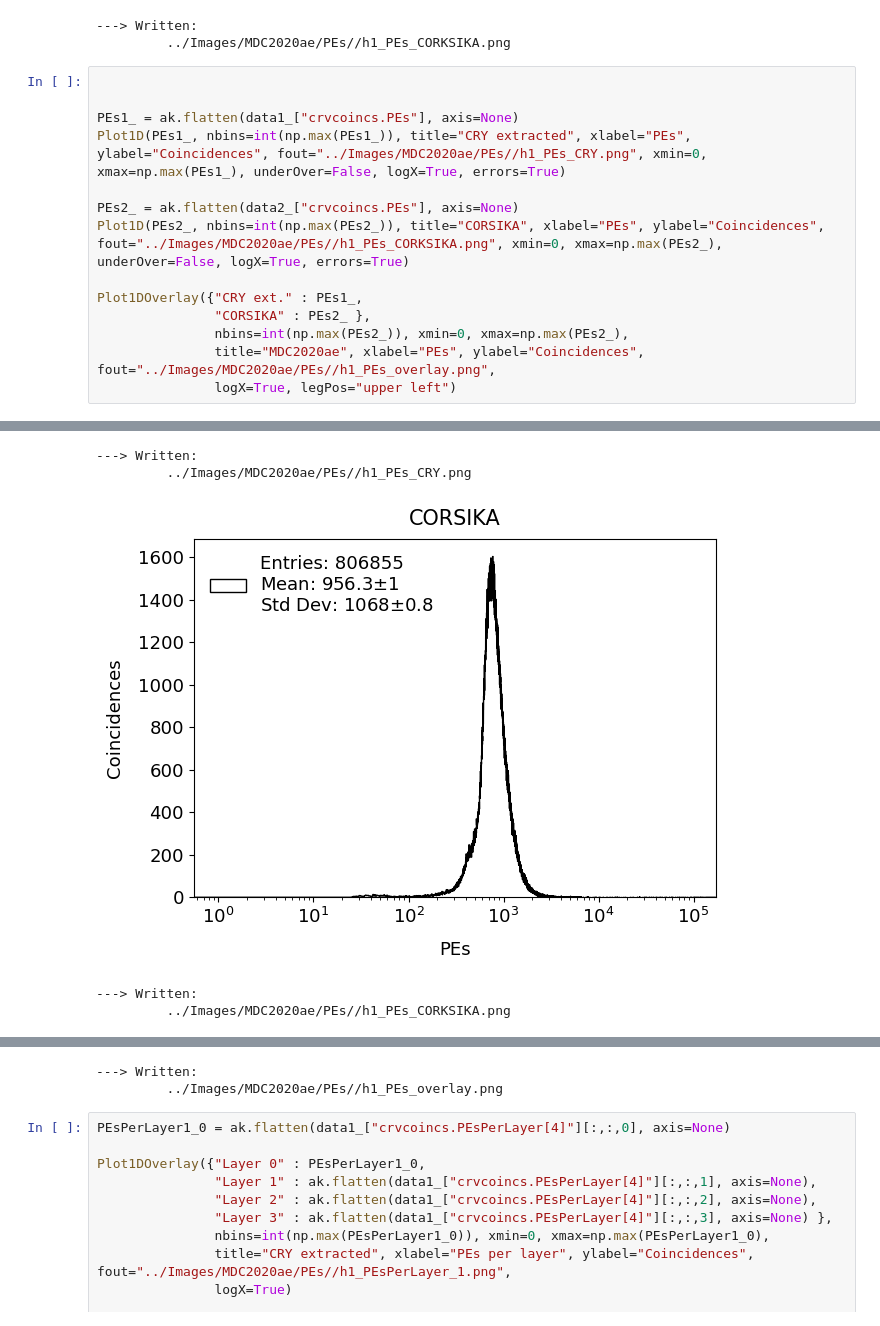
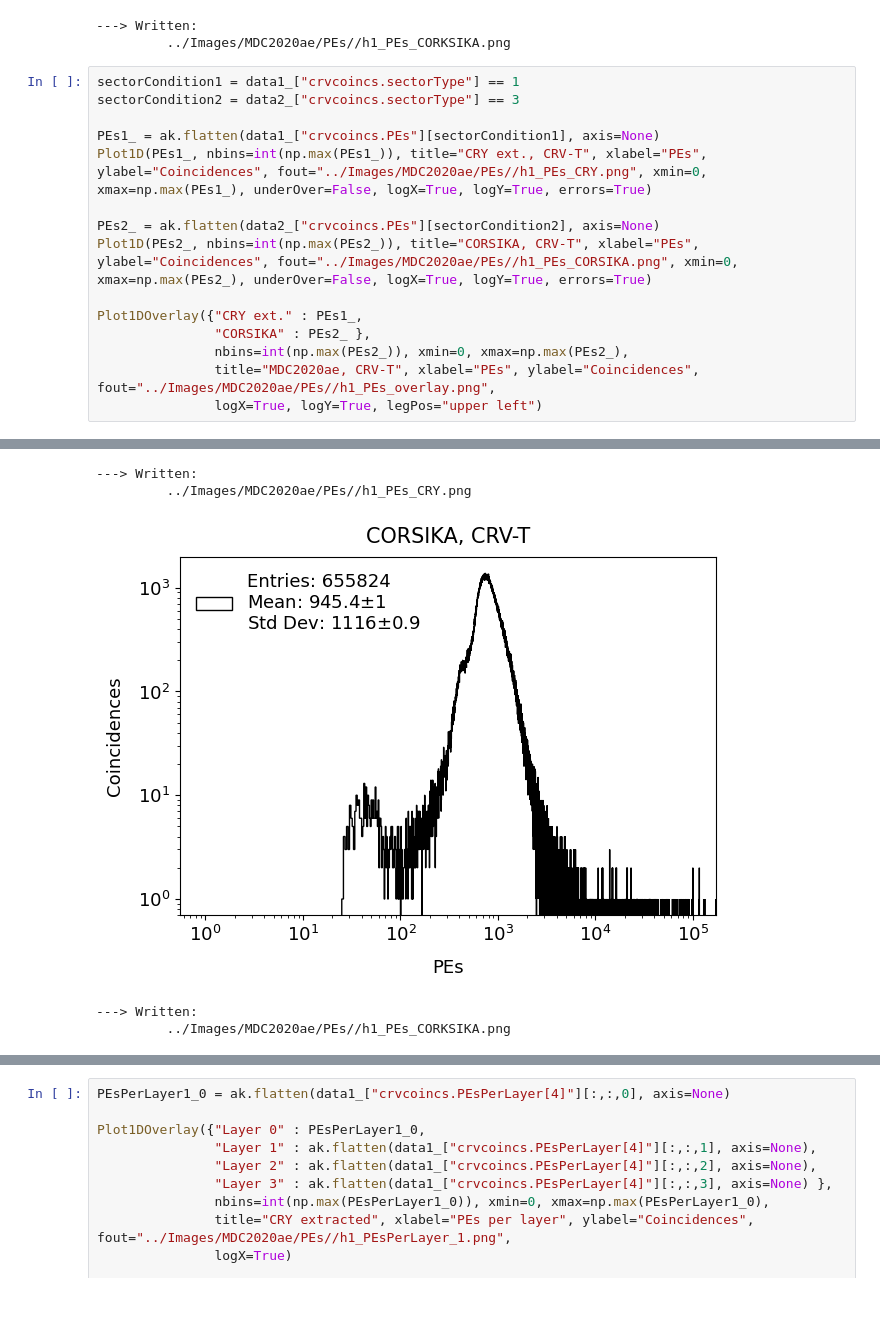
Before and after one commit to sam-grant/CRVSim, a Jupyter notebook: Analyses/Jupyter/PEs.ipynb, the cells around one changed output, grey strips where cells are left out. Saved outputs shown, nothing was run; the diff lists cells and outputs as text.

Commit message:
CRV-T plots.

```diff
--- a/Analyses/Jupyter/PEs.ipynb
+++ b/Analyses/Jupyter/PEs.ipynb
@@ -157,17 +157,18 @@ Plot1DOverlay({"CRY ext." : PEs1_,
 ---> Written:
          ../Images/MDC2020ae/PEs//h1_PEs_CORKSIKA.png
 # %%
+sectorCondition1 = data1_["crvcoincs.sectorType"] == 1
+sectorCondition2 = data2_["crvcoincs.sectorType"] == 3
 
+PEs1_ = ak.flatten(data1_["crvcoincs.PEs"][sectorCondition1], axis=None)
+Plot1D(PEs1_, nbins=int(np.max(PEs1_)), title="CRY ext., CRV-T", xlabel="PEs", ylabel="Coincidences", fout="../Images/MDC2020ae/PEs//h1_PEs_CRY.png", xmin=0, xmax=np.max(PEs1_), underOver=False, logX=True, logY=True, errors=True)
 
-PEs1_ = ak.flatten(data1_["crvcoincs.PEs"], axis=None)
-Plot1D(PEs1_, nbins=int(np.max(PEs1_)), title="CRY extracted", xlabel="PEs", ylabel="Coincidences", fout="../Images/MDC2020ae/PEs//h1_PEs_CRY.png", xmin=0, xmax=np.max(PEs1_), underOver=False, logX=True, errors=True)
-
-PEs2_ = ak.flatten(data2_["crvcoincs.PEs"], axis=None)
-Plot1D(PEs2_, nbins=int(np.max(PEs2_)), title="CORSIKA", xlabel="PEs", ylabel="Coincidences", fout="../Images/MDC2020ae/PEs//h1_PEs_CORKSIKA.png", xmin=0, xmax=np.max(PEs2_), underOver=False, logX=True, errors=True)
+PEs2_ = ak.flatten(data2_["crvcoincs.PEs"][sectorCondition2], axis=None)
+Plot1D(PEs2_, nbins=int(np.max(PEs2_)), title="CORSIKA, CRV-T", xlabel="PEs", ylabel="Coincidences", fout="../Images/MDC2020ae/PEs//h1_PEs_CORSIKA.png", xmin=0, xmax=np.max(PEs2_), underOver=False, logX=True, logY=True, errors=True)
 
 Plot1DOverlay({"CRY ext." : PEs1_,
                "CORSIKA" : PEs2_ },
                nbins=int(np.max(PEs2_)), xmin=0, xmax=np.max(PEs2_),
-               title="MDC2020ae", xlabel="PEs", ylabel="Coincidences", fout="../Images/MDC2020ae/PEs//h1_PEs_overlay.png",
-               logX=True, legPos="upper left")
+               title="MDC2020ae, CRV-T", xlabel="PEs", ylabel="Coincidences", fout="../Images/MDC2020ae/PEs//h1_PEs_overlay.png",
+               logX=True, logY=True, legPos="upper left")
 # %% [output]
@@ -175,5 +176,5 @@ Plot1DOverlay({"CRY ext." : PEs1_,
 ---> Written:
          ../Images/MDC2020ae/PEs//h1_PEs_CRY.png
-[figure, old version]
+[figure, new version]
 ---> Written:
          ../Images/MDC2020ae/PEs//h1_PEs_CORKSIKA.png
@@ -181,5 +181,3 @@ Plot1DOverlay({"CRY ext." : PEs1_,
----> Written:
-         ../Images/MDC2020ae/PEs//h1_PEs_overlay.png
 # %%
 PEsPerLayer1_0 = ak.flatten(data1_["crvcoincs.PEsPerLayer[4]"][:,:,0], axis=None)
 
```
Also changed, not shown: parts of 1 cell of this notebook.
